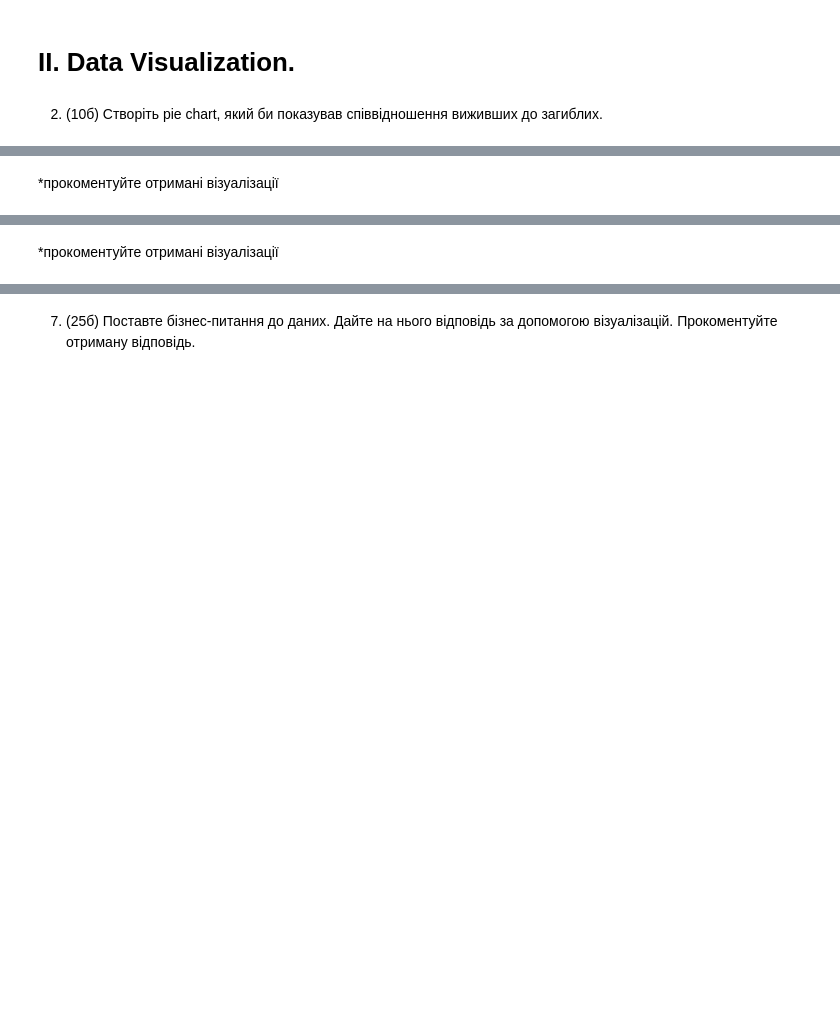
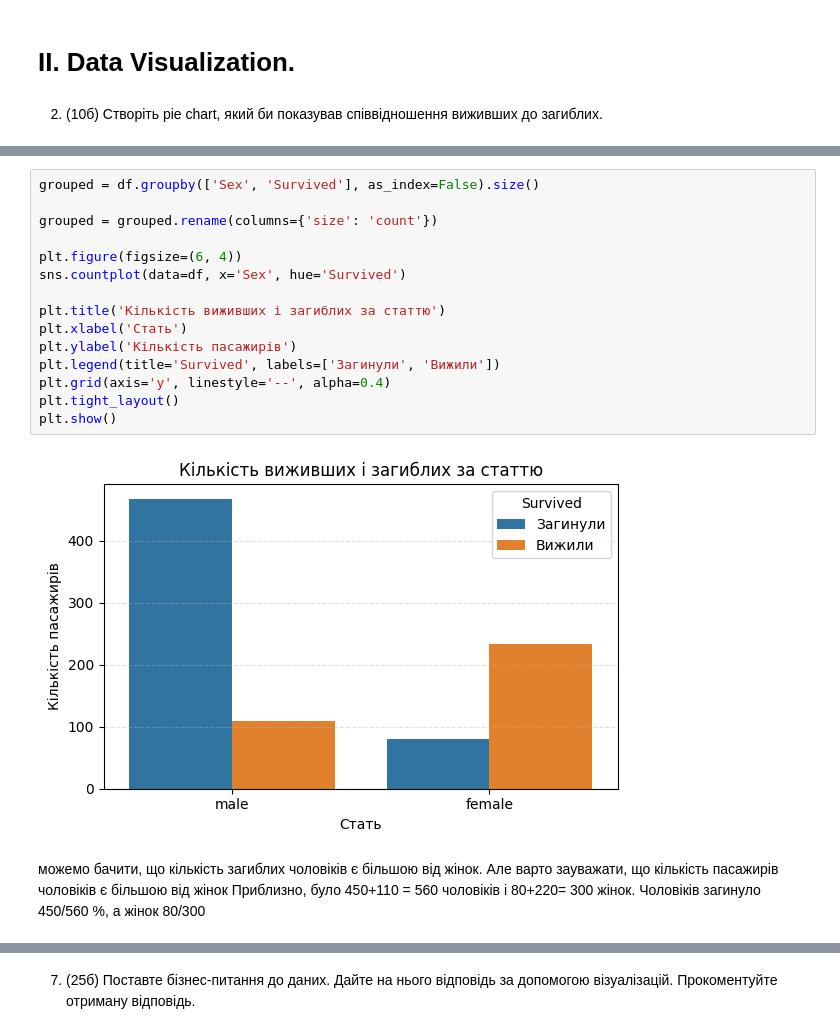
Before and after one commit to kkatalz/python_uni, a Jupyter notebook: python_practice_10_2025.ipynb, the cells around one changed output, grey strips where cells are left out. Cells and saved outputs as stored; diff of their text form; blank space fills up the shorter version.

```diff
--- a/python_practice_10_2025.ipynb
+++ b/python_practice_10_2025.ipynb
@@ -21,9 +75,25 @@
 ![image.png](embedded-picture-1)
-# %% [markdown]
-*прокоментуйте отримані візуалізації
+# %%
+grouped = df.groupby(['Sex', 'Survived'], as_index=False).size()
+
+grouped = grouped.rename(columns={'size': 'count'})
+
+plt.figure(figsize=(6, 4))
+sns.countplot(data=df, x='Sex', hue='Survived')
+
+plt.title('Кількість виживших і загиблих за статтю')
+plt.xlabel('Стать')
+plt.ylabel('Кількість пасажирів')
+plt.legend(title='Survived', labels=['Загинули', 'Вижили'])
+plt.grid(axis='y', linestyle='--', alpha=0.4)
+plt.tight_layout()
+plt.show()
+# %% [output]
+[figure, added]
+# %% [markdown]
+можемо бачити, що кількість загиблих чоловіків є більшою від жінок. Але варто зауважати, що кількість пасажирів чоловіків є більшою від жінок
+Приблизно, було 450+110 = 560 чоловіків і 80+220= 300 жінок. Чоловіків загинуло 450/560 %, а жінок 80/300
 # %% [markdown]
 4. (20б) Відобразіть кількість пропущених значень в датасеті по кожній із змінних.
 
 ![image.png](embedded-picture-1)
-# %% [markdown]
-*прокоментуйте отримані візуалізації
```
Also changed, not shown: parts of 19 cells of this notebook.
